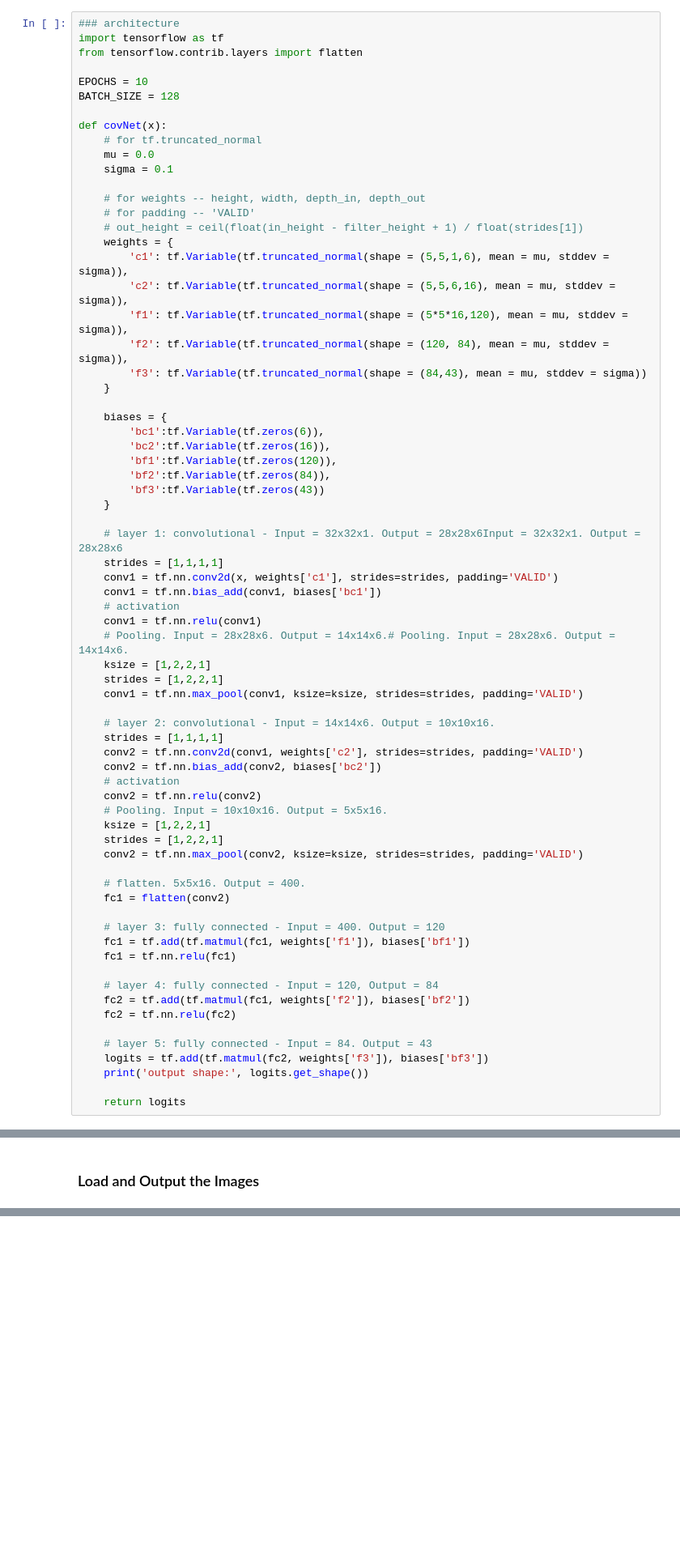
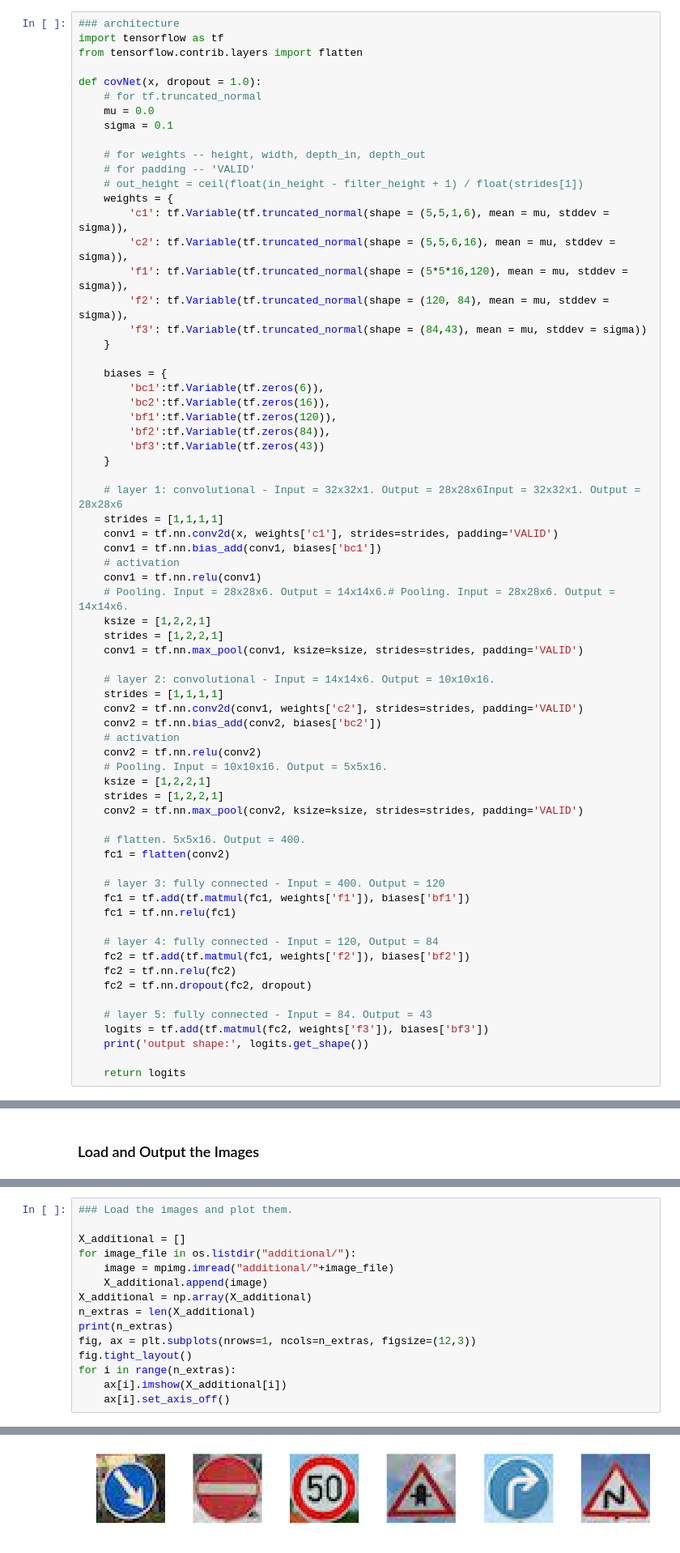
Before and after one commit to stevenjnovotny/Sign-Classifier, a Jupyter notebook: Traffic_Sign_Classifier.ipynb, the cells around one changed output, grey strips where cells are left out. Shown at 81% size. Saved outputs shown, nothing was run; the diff lists cells and outputs as text; blank space fills up the shorter version.

```diff
--- a/Traffic_Sign_Classifier.ipynb
+++ b/Traffic_Sign_Classifier.ipynb
@@ -207,10 +207,7 @@ Output
 import tensorflow as tf
 from tensorflow.contrib.layers import flatten
 
-EPOCHS = 10
-BATCH_SIZE = 128
-
-def covNet(x):
+def covNet(x, dropout = 1.0):
     # for tf.truncated_normal
     mu = 0.0
     sigma = 0.1
@@ -266,6 +263,7 @@ def covNet(x):
     # layer 4: fully connected - Input = 120, Output = 84
     fc2 = tf.add(tf.matmul(fc1, weights['f2']), biases['bf2'])
     fc2 = tf.nn.relu(fc2)
+    fc2 = tf.nn.dropout(fc2, dropout)
 
     # layer 5: fully connected - Input = 84. Output = 43
     logits = tf.add(tf.matmul(fc2, weights['f3']), biases['bf3'])
@@ -331,0 +406,16 @@ You may find `signnames.csv` useful as it contains mappings from the class id (i
+# %%
+### Load the images and plot them.
+
+X_additional = []
+for image_file in os.listdir("additional/"):
+    image = mpimg.imread("additional/"+image_file)
+    X_additional.append(image)
+X_additional = np.array(X_additional)
+n_extras = len(X_additional)
+print(n_extras)
+fig, ax = plt.subplots(nrows=1, ncols=n_extras, figsize=(12,3))
+fig.tight_layout()
+for i in range(n_extras):
+    ax[i].imshow(X_additional[i])
+    ax[i].set_axis_off()
+# %% [output]
@@ -332,3 +423,4 @@ You may find `signnames.csv` useful as it contains mappings from the class id (i
+[figure, added]
 # %% [markdown]
 ### Predict the Sign Type for Each Image
 # %%
```
Also changed, not shown: parts of 11 cells of this notebook, 6 other files.
